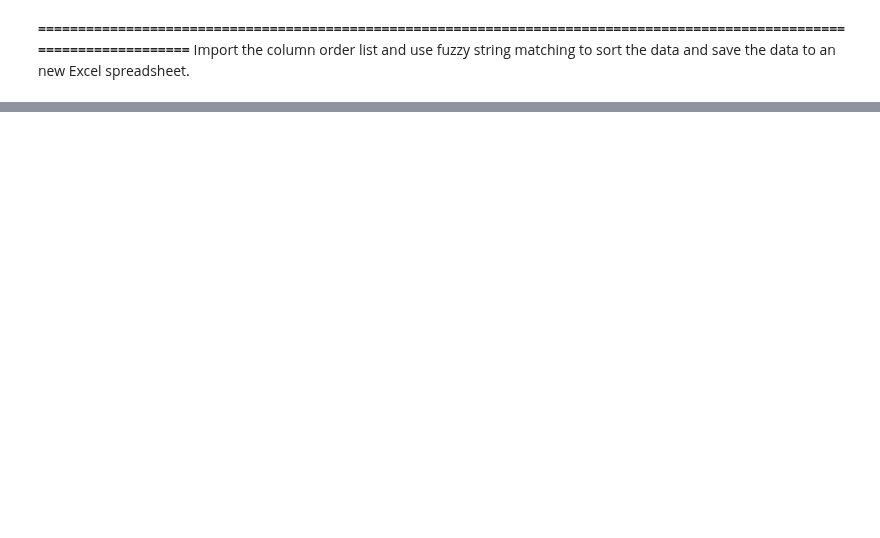
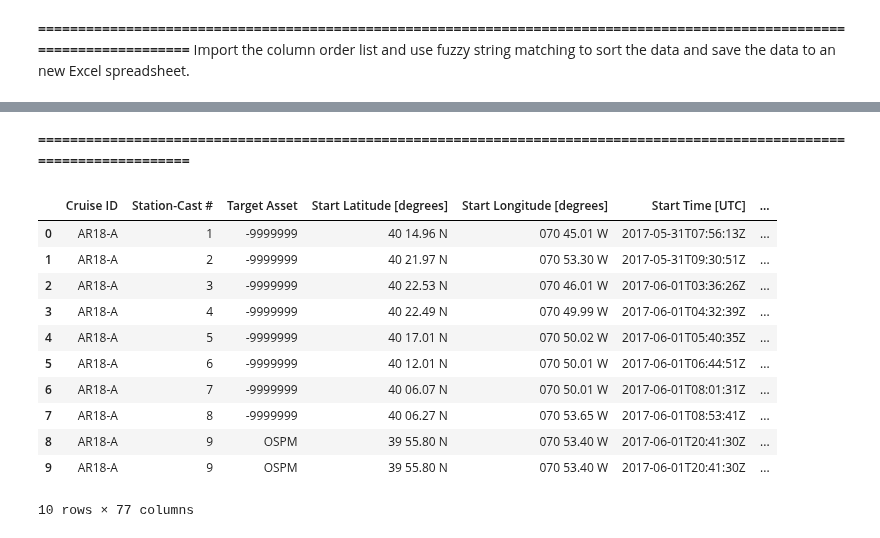
Before and after one commit to cooleyky/QAQC_Sandbox, a Jupyter notebook: Ship_data/btl_processing.ipynb, the cells around one changed output, grey strips where cells are left out. Saved outputs shown, nothing was run; the diff lists cells and outputs as text; code cells hidden in the pictures; blank space fills up the shorter version.

```diff
--- a/Ship_data/btl_processing.ipynb
+++ b/Ship_data/btl_processing.ipynb
@@ -724,3 +527,28 @@ CTDsorted
 CTDsorted.fillna(value=-9999999,inplace=True)
 # %%
 CTDsorted.to_excel(basepath+array+cruise+filename)
+# %% [markdown]
+**========================================================================================================================**
+# %%
+summary_name = 'Pioneer-08_AR-18_Discrete_Summary_2019-06-25_ver_1-01_.xlsx'
+# %%
+summary = pd.read_excel(basepath+array+cruise+summary_name)
+# %%
+cols = [x for x in summary.columns.values if 'unnamed' in x.lower()]
+# %%
+summary.drop(columns=cols, inplace=True)
+# %%
+summary.head(10)
+# %% [output]
+|  | Cruise ID | Station-Cast # | Target Asset | Start Latitude [degrees] | Start Longitude [degrees] | Start Time [UTC] | ... |
+| 0 | AR18-A | 1 | -9999999 | 40 14.96 N | 070 45.01 W | 2017-05-31T07:56:13Z | ... |
+| 1 | AR18-A | 2 | -9999999 | 40 21.97 N | 070 53.30 W | 2017-05-31T09:30:51Z | ... |
+| 2 | AR18-A | 3 | -9999999 | 40 22.53 N | 070 46.01 W | 2017-06-01T03:36:26Z | ... |
+| 3 | AR18-A | 4 | -9999999 | 40 22.49 N | 070 49.99 W | 2017-06-01T04:32:39Z | ... |
+| 4 | AR18-A | 5 | -9999999 | 40 17.01 N | 070 50.02 W | 2017-06-01T05:40:35Z | ... |
+| 5 | AR18-A | 6 | -9999999 | 40 12.01 N | 070 50.01 W | 2017-06-01T06:44:51Z | ... |
+| 6 | AR18-A | 7 | -9999999 | 40 06.07 N | 070 50.01 W | 2017-06-01T08:01:31Z | ... |
+| 7 | AR18-A | 8 | -9999999 | 40 06.27 N | 070 53.65 W | 2017-06-01T08:53:41Z | ... |
+| 8 | AR18-A | 9 | OSPM | 39 55.80 N | 070 53.40 W | 2017-06-01T20:41:30Z | ... |
+| 9 | AR18-A | 9 | OSPM | 39 55.80 N | 070 53.40 W | 2017-06-01T20:41:30Z | ... |
+10 rows × 77 columns
```
Also changed, not shown: parts of 43 cells of this notebook, 10 other files.
